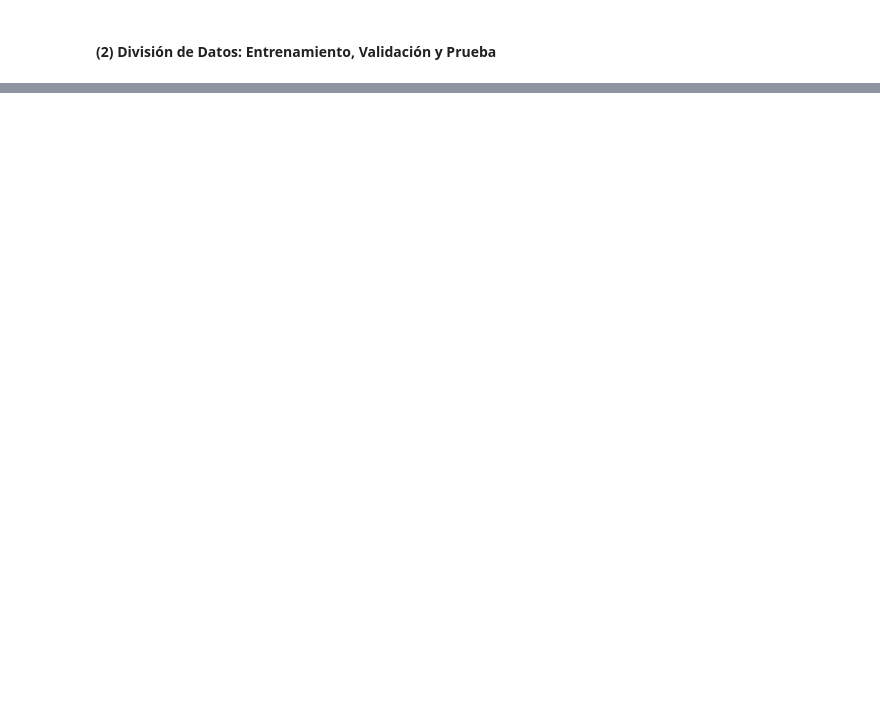
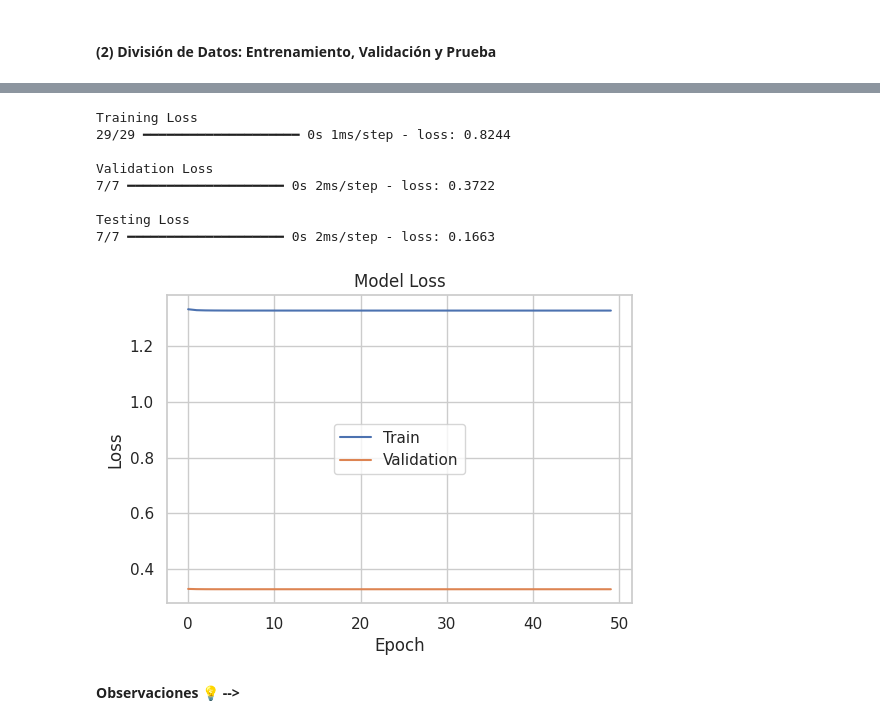
Before and after one commit to Andrea-gt/time-series-dl, a Jupyter notebook: fuel_gt_analysis.ipynb, the cells around one changed output, grey strips where cells are left out. Cells and saved outputs as stored; diff of their text form; code cells hidden in the pictures; blank space fills up the shorter version.

```diff
--- a/fuel_gt_analysis.ipynb
+++ b/fuel_gt_analysis.ipynb
@@ -403,0 +617,14 @@ x_test_price, y_test_price = supervised_series(test_price)
+# %%
+fit_model(price_model, price_dataset, 50, first_params["batch"])
+# %% [output]
+Training Loss
+29/29 ━━━━━━━━━━━━━━━━━━━━ 0s 1ms/step - loss: 0.8244
+
+Validation Loss
+7/7 ━━━━━━━━━━━━━━━━━━━━ 0s 2ms/step - loss: 0.3722
+
+Testing Loss
+7/7 ━━━━━━━━━━━━━━━━━━━━ 0s 2ms/step - loss: 0.1663
+[figure, added]
+# %% [markdown]
+**Observaciones 💡 -->**
```
Also changed, not shown: parts of 37 cells of this notebook.
